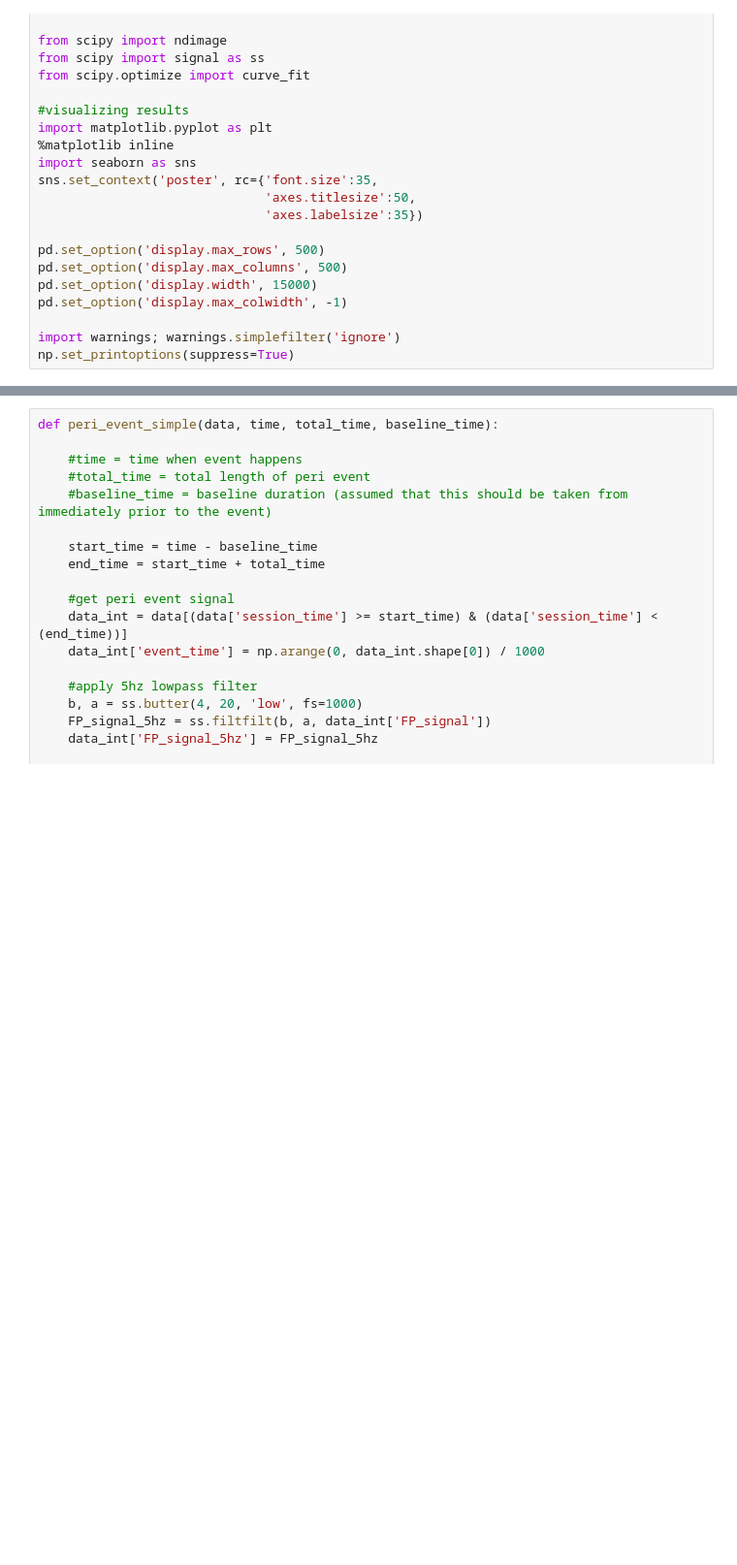
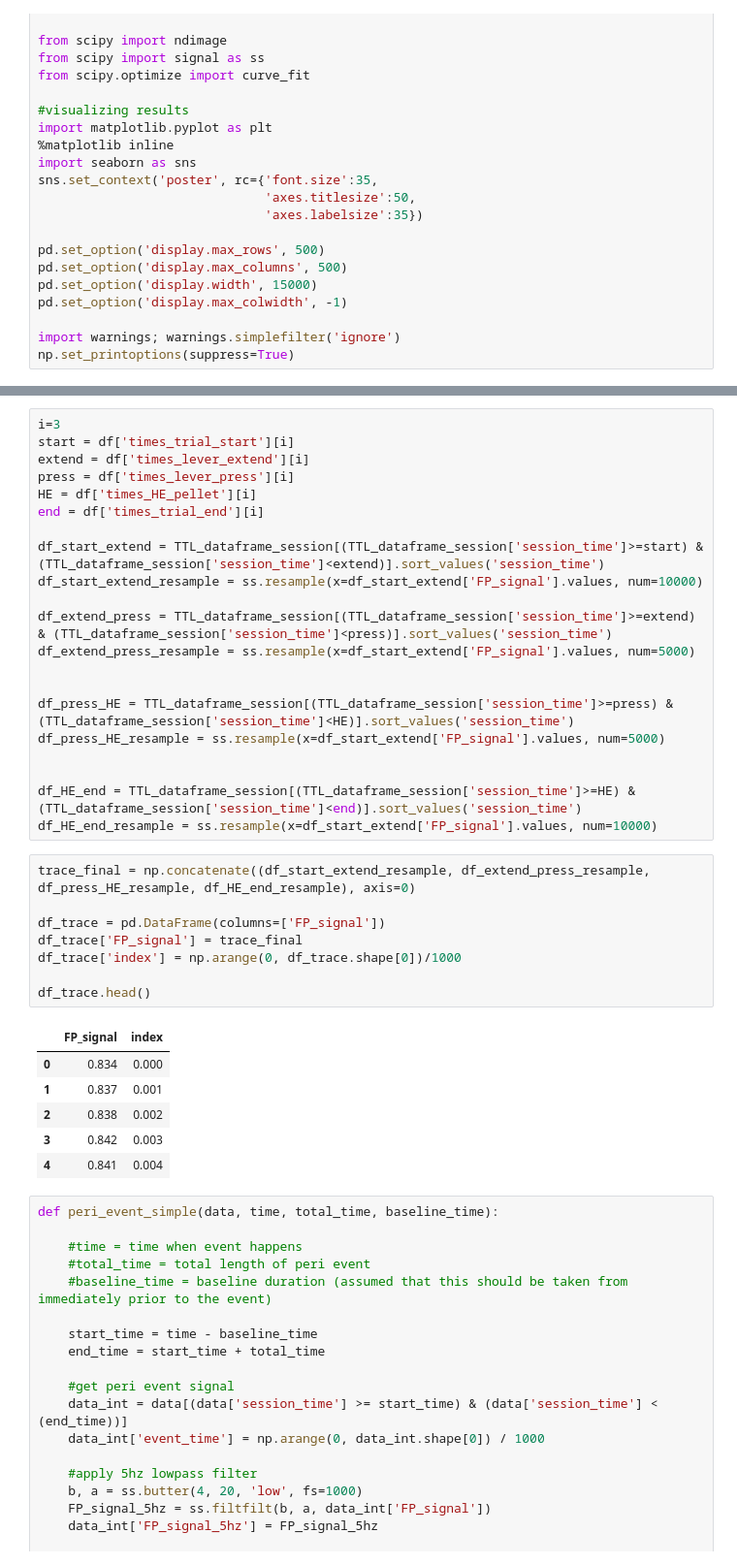
Before and after one commit to grace3999/wireless_fiber_photometry, a Jupyter notebook: FP_PDsingle_TTL_trial.ipynb, the cells around one changed output, grey strips where cells are left out. Shown at 97% size. Drawn from its saved outputs; the diff is of its cells as text; blank space fills up the shorter version.

```diff
--- a/FP_PDsingle_TTL_trial.ipynb
+++ b/FP_PDsingle_TTL_trial.ipynb
@@ -37,3 +375,39 @@ np.set_printoptions(suppress=True)
+# %%
+i=3
+start = df['times_trial_start'][i]
+extend = df['times_lever_extend'][i]
+press = df['times_lever_press'][i]
+HE = df['times_HE_pellet'][i]
+end = df['times_trial_end'][i]
+
+df_start_extend = TTL_dataframe_session[(TTL_dataframe_session['session_time']>=start) & (TTL_dataframe_session['session_time']<extend)].sort_values('session_time')
+df_start_extend_resample = ss.resample(x=df_start_extend['FP_signal'].values, num=10000)
+
+df_extend_press = TTL_dataframe_session[(TTL_dataframe_session['session_time']>=extend) & (TTL_dataframe_session['session_time']<press)].sort_values('session_time')
+df_extend_press_resample = ss.resample(x=df_start_extend['FP_signal'].values, num=5000)
+
+
+df_press_HE = TTL_dataframe_session[(TTL_dataframe_session['session_time']>=press) & (TTL_dataframe_session['session_time']<HE)].sort_values('session_time')
+df_press_HE_resample = ss.resample(x=df_start_extend['FP_signal'].values, num=5000)
+
+
+df_HE_end = TTL_dataframe_session[(TTL_dataframe_session['session_time']>=HE) & (TTL_dataframe_session['session_time']<end)].sort_values('session_time')
+df_HE_end_resample = ss.resample(x=df_start_extend['FP_signal'].values, num=10000)
+# %%
+trace_final = np.concatenate((df_start_extend_resample, df_extend_press_resample, df_press_HE_resample, df_HE_end_resample), axis=0)
+
+df_trace = pd.DataFrame(columns=['FP_signal'])
+df_trace['FP_signal'] = trace_final
+df_trace['index'] = np.arange(0, df_trace.shape[0])/1000
+
+df_trace.head()
+# %% [output]
+|  | FP_signal | index |
+| 0 | 0.834 | 0.000 |
+| 1 | 0.837 | 0.001 |
+| 2 | 0.838 | 0.002 |
+| 3 | 0.842 | 0.003 |
+| 4 | 0.841 | 0.004 |
 # %%
 def peri_event_simple(data, time, total_time, baseline_time):
 
```
Also changed, not shown: parts of 27 cells of this notebook.
